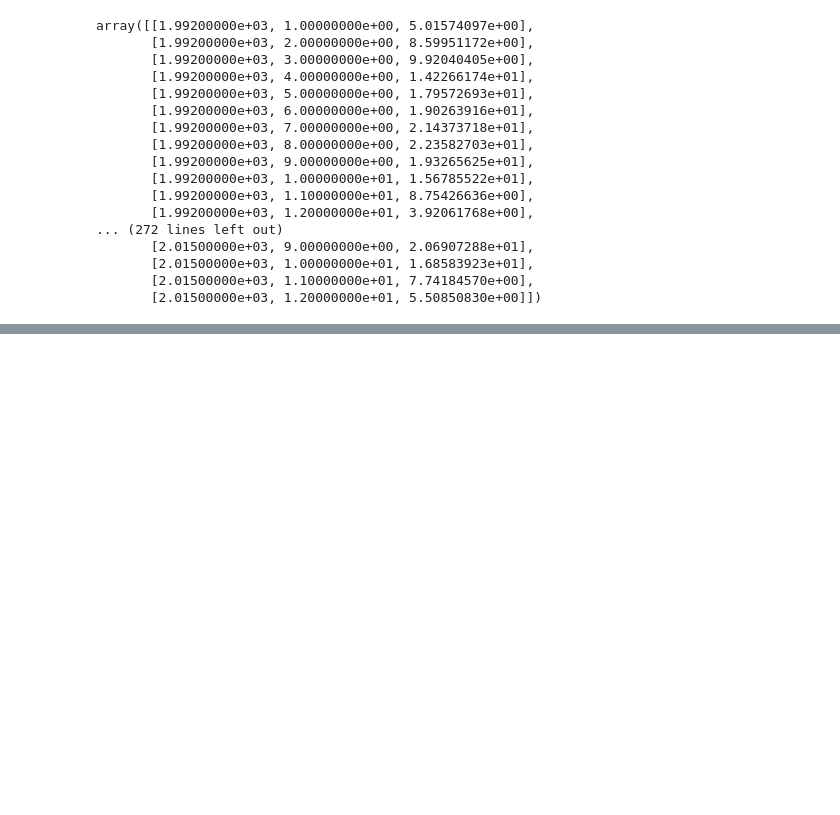
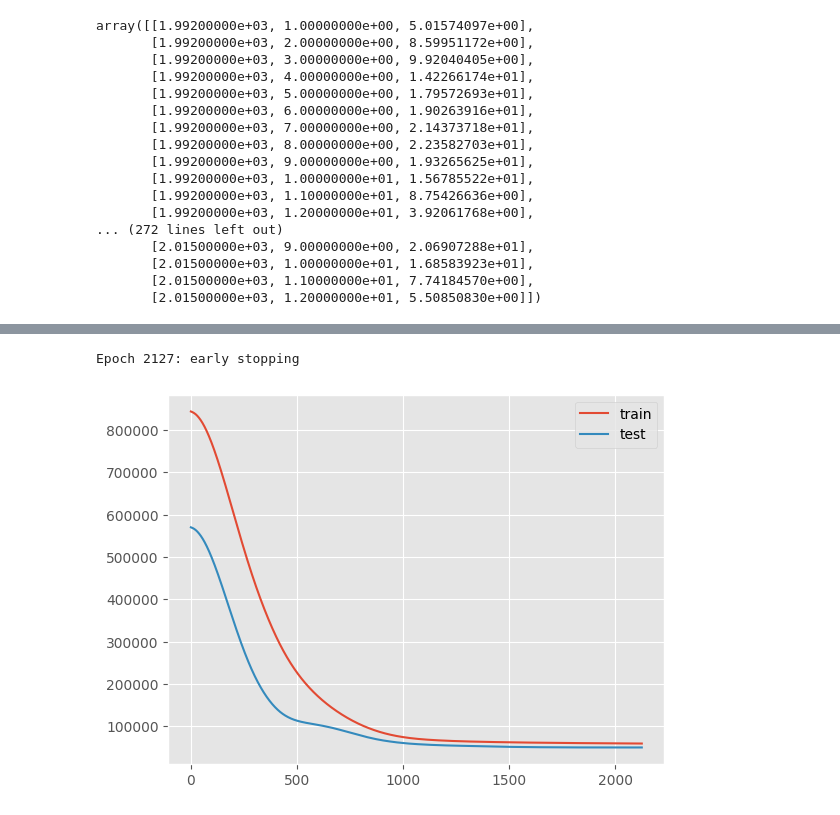
Before and after one commit to milicak/Data_Analysis_Course, a Jupyter notebook: 10_CA_fires_ANN.ipynb, the cells around one changed output, grey strips where cells are left out. Saved outputs shown, nothing was run; the diff lists cells and outputs as text; code cells hidden in the pictures; blank space fills up the shorter version.

```diff
--- a/10_CA_fires_ANN.ipynb
+++ b/10_CA_fires_ANN.ipynb
@@ -463,0 +594,20 @@ array([[1.99200000e+03, 1.00000000e+00, 5.01574097e+00],
+# %%
+# Assessing the climate factors affecting fires #####
+df_freq = pd.DataFrame(df_CA.groupby(['FIRE_YEAR','MONTH']).size(), columns=['Frequency'])
+df_freq = df_freq.reset_index().rename(columns={'FIRE_YEAR':'Year', 'MONTH':'Month'})
+# extract monthly ERA5 data
+def extract_era5_yr_mon(yr, mon, var):
+    unit_conversion = {"tp": [1000*30,0], #convert default units to mm and °C -->[*multiply, +add]
+                       "t2m": [1,-273.15],
+                       "d2m": [1,-273.15],
+                       "si10": [1,0],
+                       "swvl1": [1,0],
+                       "pev": [-1000*30,0]}
+    ds_yr_mon = ds_era5.sel(valid_time = ds_era5.valid_time.dt.month.isin(mon) & ds_era5.valid_time.dt.year.isin(yr))
+    output = float(ds_yr_mon[var].mean(['latitude','longitude']).mean('valid_time').values) * \
+    unit_conversion[var][0] + unit_conversion[var][1]
+    return output
+
+# adding climate data to the dataframe
+for i in range(len(var)):
+    df_freq[var[i]] = df_freq.apply(lambda x: extract_era5_yr_mon(x.Year, x.Month, var[i]), axis=1)
@@ -463,0 +630,7 @@ array([[1.99200000e+03, 1.00000000e+00, 5.01574097e+00],
+# %%
+y = df_freq['Frequency'].values
+X = df_freq.drop(columns=['Frequency']).values
+pred_df_single = ANN_fit_single(X, y)
+# %% [output]
+Epoch 2127: early stopping
+[figure, added]
```
Also changed, not shown: parts of 10 cells of this notebook.
